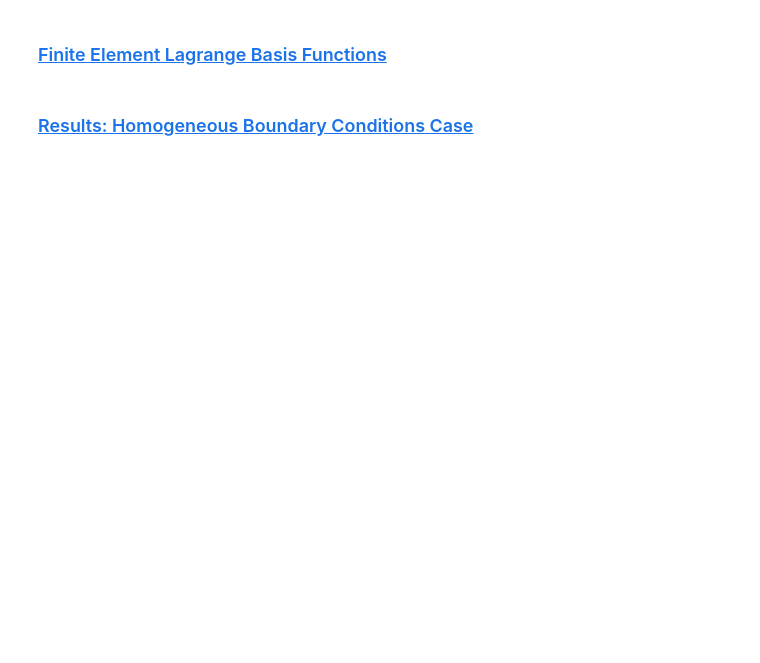
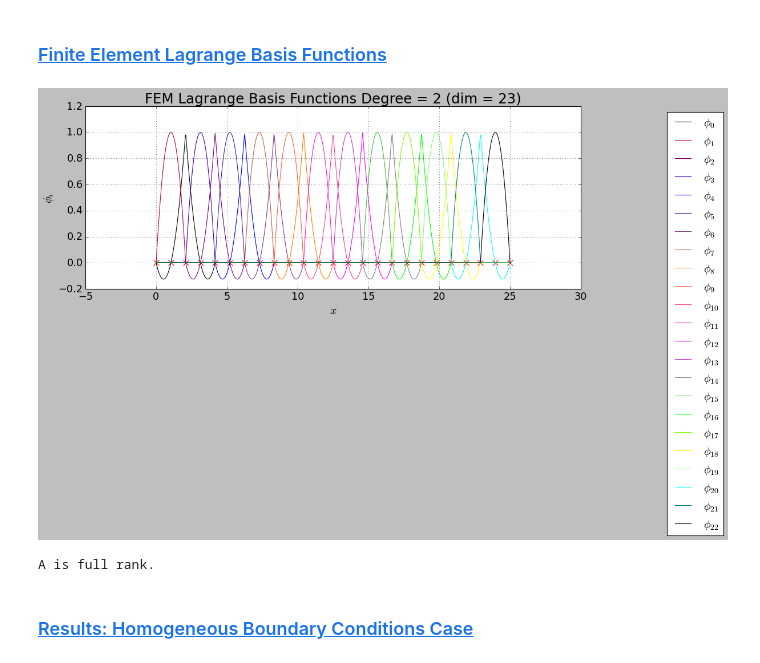
Before and after one commit to dpploy/engy-5330, a Jupyter notebook: notebooks/05b-rayleigh-ritz-fem-lagrange-dirichlet.ipynb, the cells around one changed output. Drawn from its saved outputs; the diff is of its cells as text; code cells hidden in the pictures; blank space fills up the shorter version.

```diff
--- a/notebooks/05b-rayleigh-ritz-fem-lagrange-dirichlet.ipynb
+++ b/notebooks/05b-rayleigh-ritz-fem-lagrange-dirichlet.ipynb
@@ -160,16 +164,18 @@ source_slope.plot(n_plot_pts=200, show_shape_pts=True, y_label='S(x)', title='So
 # %%
 '''Build the basis functions'''
 
 degree = 2
 n_elem = 12
 
 try:
     from engy_5310.toolkit import FEMBasis
 except ModuleNotFoundError:
     assert False, 'You need to provide your own code here. Bailing out.'
 
-femlb = FEMBasis(degree=degree, n_elem=n_elem, x_min=x_a, x_max=x_b, bc_x_min='dirichlet', bc_x_max='dirichlet')
+femlb = FEMBasis(degree=degree, n_elem=n_elem, x_partition=[x_a, x_b], bc_x_min='dirichlet', bc_x_max='dirichlet')
 femlb.plot(n_plot_pts=800)
+# %% [output]
+[figure, added]
 # %%
 '''Build the matrix of coefficients of the linear system'''
 
@@ -197,6 +203,8 @@ if matrix_rank(a_mtrx) == min(a_mtrx.shape):
     print('A is full rank.')
 else:
     print('A is rank deficient.')
+# %% [output]
+A is full rank.
 # %%
 '''Build load vector'''
 
```
Also changed, not shown: parts of 16 cells of this notebook, 1 other file.
